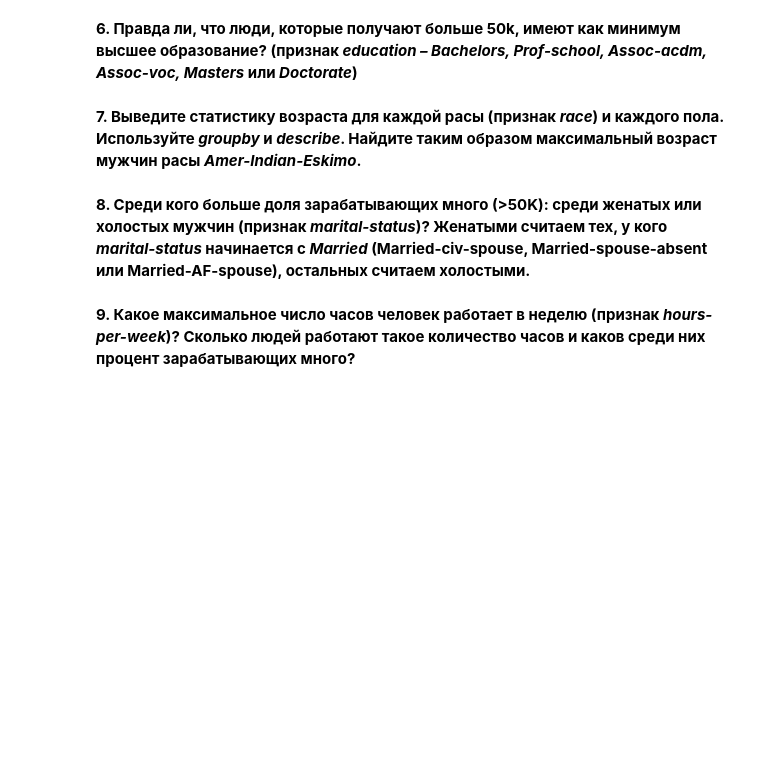
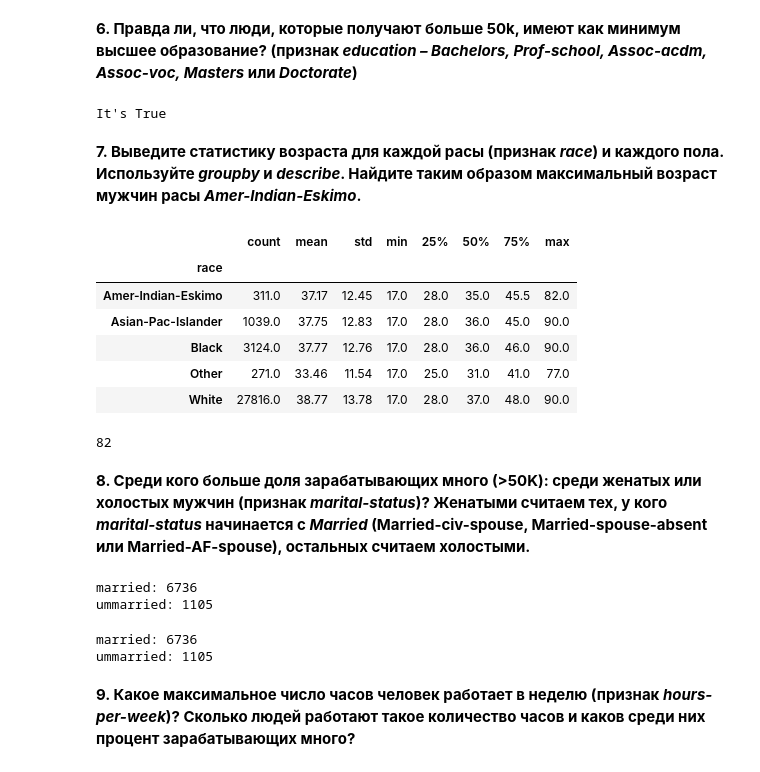
Before and after one commit to simon-torm/geekhub-ds-2020, a Jupyter notebook: HW3. Pandas/hw_pandas.ipynb, the cells around one changed output. Drawn from its saved outputs; the diff is of its cells as text; code cells hidden in the pictures; blank space fills up the shorter version.

```diff
--- a/HW3. Pandas/hw_pandas.ipynb
+++ b/HW3. Pandas/hw_pandas.ipynb
@@ -29,3 +29,6 @@
 - salary: >50K,<=50K
 # %%
 import pandas as pd
+
+pd.set_option('display.max_rows', 100)
+pd.__version__
@@ -82,2 +105,15 @@ memory usage: 2.6+ MB
+# %%
+higher_educ = ('Bachelors', 'Prof-school', 'Assoc-acdm', 'Assoc-voc', 'Masters', 'Doctorate')
+uniq_educ_more50 = data[data['salary'] == '>50K']['education'].unique()
+res = False
+
+for i in uniq_educ_more50:
+    if(i not in higher_educ):
+        res = True
+        break
+
+print("It's", res)
+# %% [output]
+It's True
 # %% [markdown]
 **7. Выведите статистику возраста для каждой расы (признак *race*) и каждого пола. Используйте *groupby* и *describe*. Найдите таким образом максимальный возраст мужчин расы *Amer-Indian-Eskimo*.**
@@ -86,2 +120,16 @@ memory usage: 2.6+ MB
+# %%
+data.groupby(['race'])['age'].describe()
+# %% [output]
+|  | count | mean | std | min | 25% | 50% | 75% | max |
+| race |  |  |  |  |  |  |  |  |
+| Amer-Indian-Eskimo | 311.0 | 37.17 | 12.45 | 17.0 | 28.0 | 35.0 | 45.5 | 82.0 |
+| Asian-Pac-Islander | 1039.0 | 37.75 | 12.83 | 17.0 | 28.0 | 36.0 | 45.0 | 90.0 |
+| Black | 3124.0 | 37.77 | 12.76 | 17.0 | 28.0 | 36.0 | 46.0 | 90.0 |
+| Other | 271.0 | 33.46 | 11.54 | 17.0 | 25.0 | 31.0 | 41.0 | 77.0 |
+| White | 27816.0 | 38.77 | 13.78 | 17.0 | 28.0 | 37.0 | 48.0 | 90.0 |
+# %%
+data[data['race'] == 'Amer-Indian-Eskimo']['age'].max()
+# %% [output]
+82
 # %% [markdown]
 **8. Среди кого больше доля зарабатывающих много (>50K): среди женатых или холостых мужчин (признак *marital-status*)? Женатыми считаем тех, у кого *marital-status* начинается с *Married* (Married-civ-spouse, Married-spouse-absent или Married-AF-spouse), остальных считаем холостыми.**
@@ -90,2 +136,21 @@ memory usage: 2.6+ MB
+# %%
+#v1
+married_count = len(data[(data['salary'] == '>50K') & (data['marital-status'].str.contains('Married'))])
+ummarried_count = len(data[(data['salary'] == '>50K')]) - married_count
+print('married:', married_count)
+print('ummarried:', ummarried_count)
+# %% [output]
+married: 6736
+ummarried: 1105
+# %%
+#v2
+mar_status_val_counts = data[data['salary'] == '>50K']['marital-status'].value_counts()
+married_count = mar_status_val_counts[mar_status_val_counts.index.str.contains('Married')].sum()
+ummarried_count = mar_status_val_counts.sum() - married_count
+print('married:', married_count)
+print('ummarried:', ummarried_count)
+# %% [output]
+married: 6736
+ummarried: 1105
 # %% [markdown]
 **9. Какое максимальное число часов человек работает в неделю (признак *hours-per-week*)? Сколько людей работают такое количество часов и каков среди них процент зарабатывающих много?**
```
Also changed, not shown: parts of 17 cells of this notebook.
